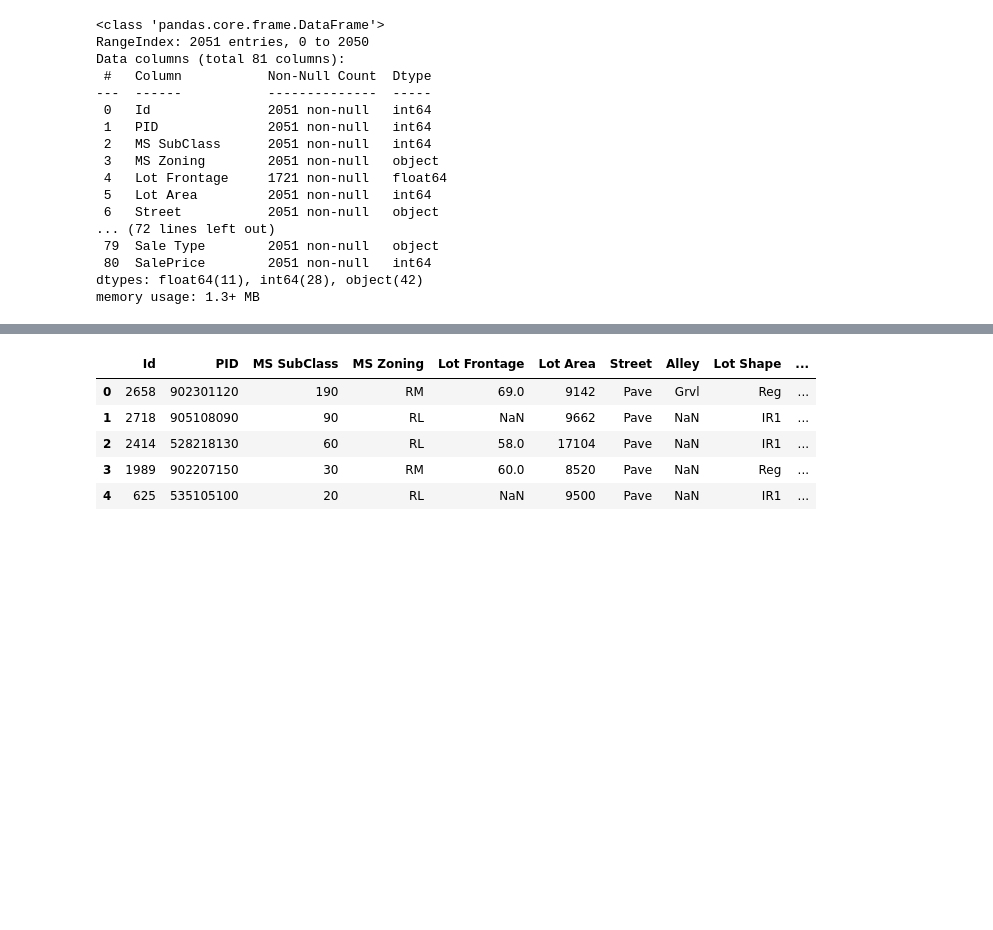
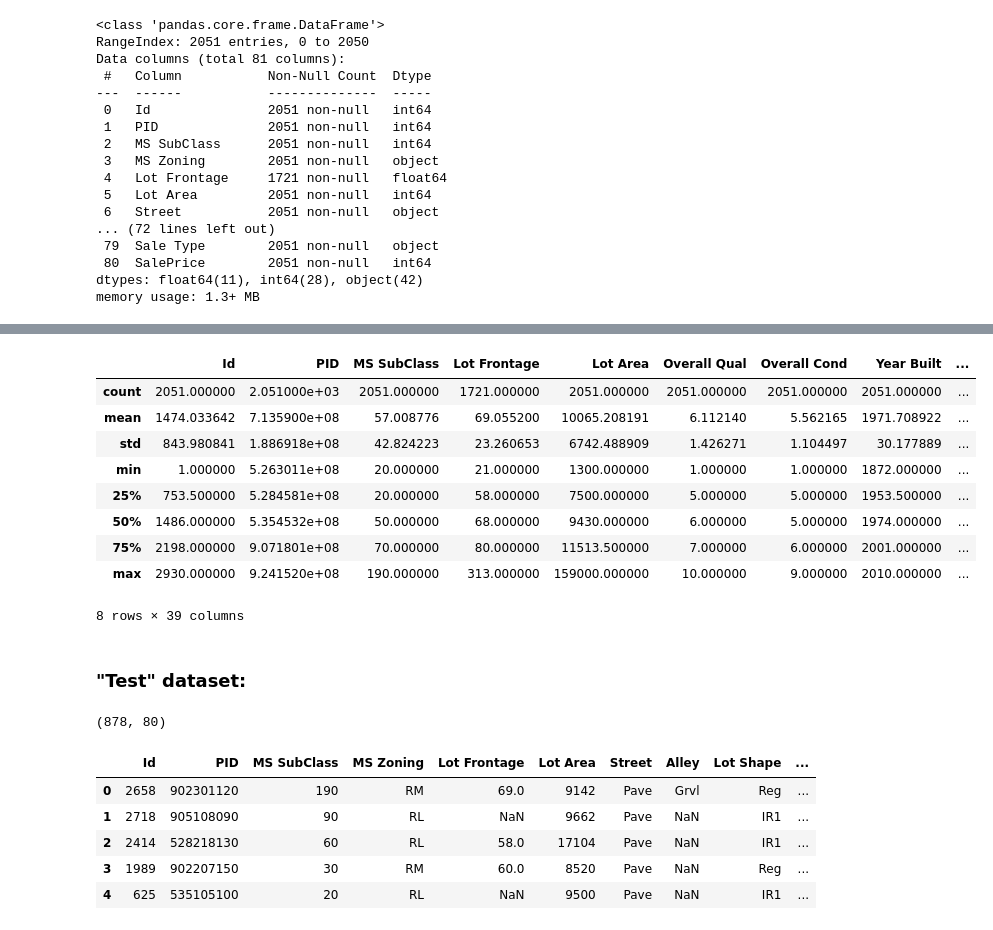
Before and after one commit to patruq/ames-housing, a Jupyter notebook: code/01_EDA_and_Cleaning.ipynb, the cells around one changed output, grey strips where cells are left out. Saved outputs shown, nothing was run; the diff lists cells and outputs as text; code cells hidden in the pictures; blank space fills up the shorter version.

```diff
--- a/code/01_EDA_and_Cleaning.ipynb
+++ b/code/01_EDA_and_Cleaning.ipynb
@@ -69,3 +106,22 @@ memory usage: 1.3+ MB
+# %%
+train_df.describe()
+# %% [output]
+|  | Id | PID | MS SubClass | Lot Frontage | Lot Area | Overall Qual | Overall Cond | Year Built | ... |
+| count | 2051.000000 | 2.051000e+03 | 2051.000000 | 1721.000000 | 2051.000000 | 2051.000000 | 2051.000000 | 2051.000000 | ... |
+| mean | 1474.033642 | 7.135900e+08 | 57.008776 | 69.055200 | 10065.208191 | 6.112140 | 5.562165 | 1971.708922 | ... |
+| std | 843.980841 | 1.886918e+08 | 42.824223 | 23.260653 | 6742.488909 | 1.426271 | 1.104497 | 30.177889 | ... |
+| min | 1.000000 | 5.263011e+08 | 20.000000 | 21.000000 | 1300.000000 | 1.000000 | 1.000000 | 1872.000000 | ... |
+| 25% | 753.500000 | 5.284581e+08 | 20.000000 | 58.000000 | 7500.000000 | 5.000000 | 5.000000 | 1953.500000 | ... |
+| 50% | 1486.000000 | 5.354532e+08 | 50.000000 | 68.000000 | 9430.000000 | 6.000000 | 5.000000 | 1974.000000 | ... |
+| 75% | 2198.000000 | 9.071801e+08 | 70.000000 | 80.000000 | 11513.500000 | 7.000000 | 6.000000 | 2001.000000 | ... |
+| max | 2930.000000 | 9.241520e+08 | 190.000000 | 313.000000 | 159000.000000 | 10.000000 | 9.000000 | 2010.000000 | ... |
+8 rows × 39 columns
+# %% [markdown]
+### "Test" dataset:
+# %%
+test_df.shape
+# %% [output]
+(878, 80)
 # %%
 test_df.head()
 # %% [output]
```
Also changed, not shown: parts of 7 cells of this notebook.
